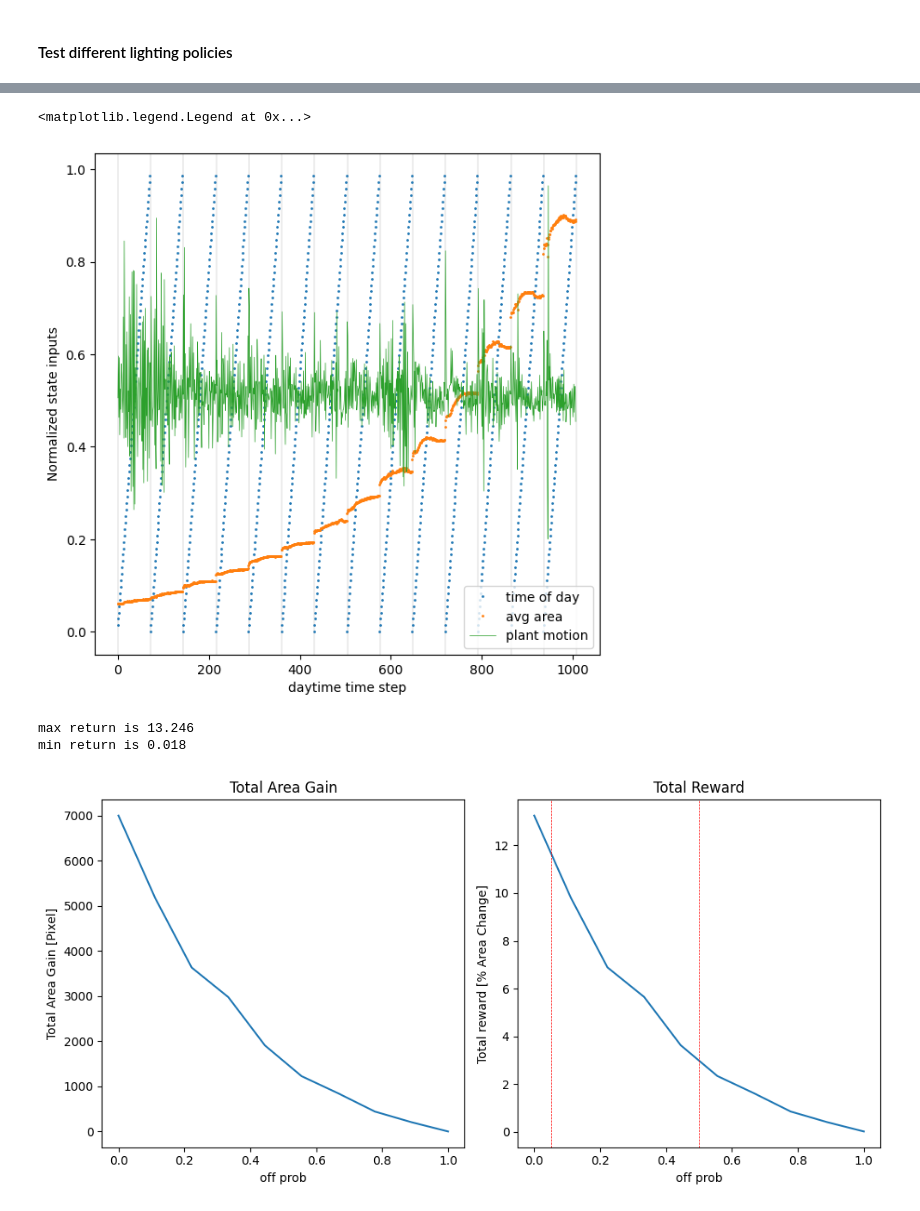
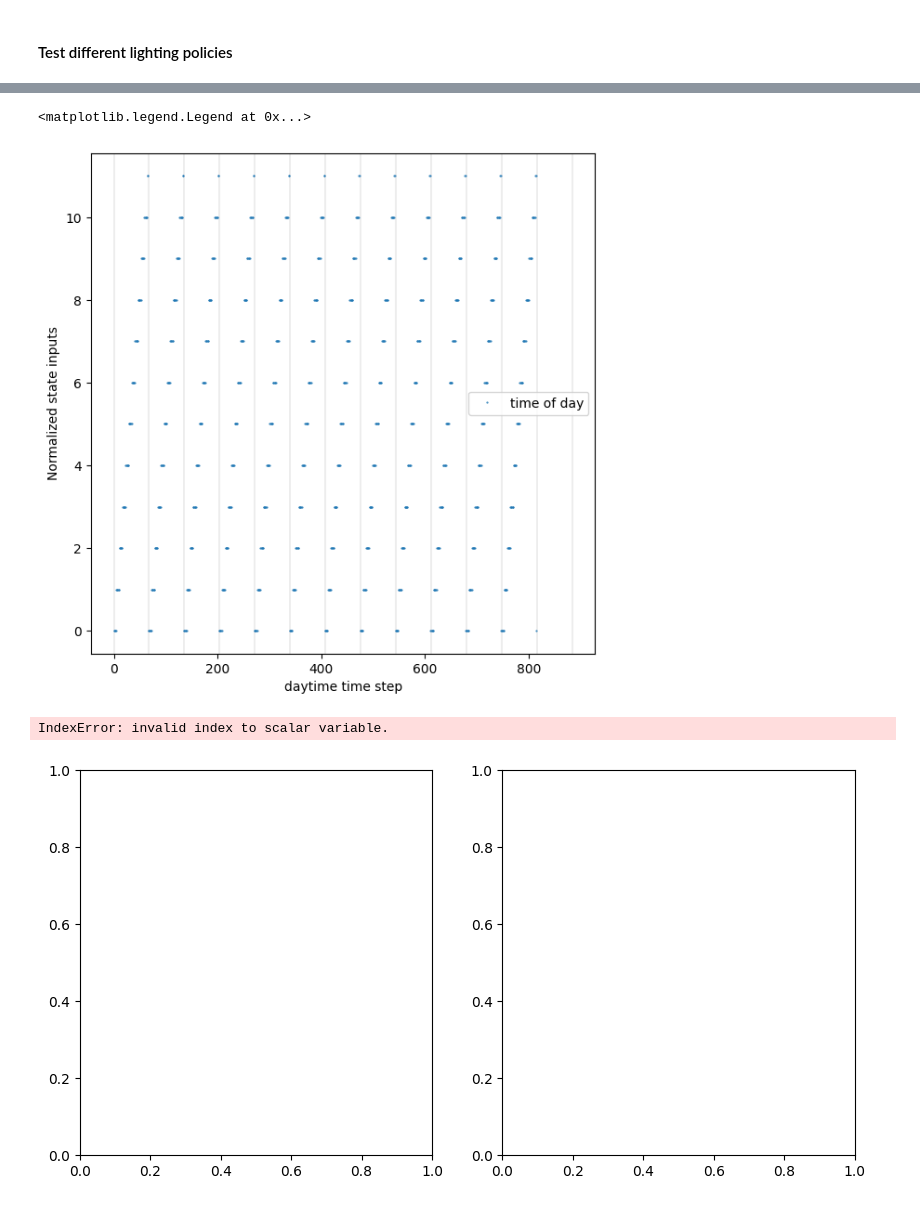
Before and after one commit to steventango/plant-rl, a Jupyter notebook: analysis/test_MultiPlantSim.ipynb, the cells around one changed output, grey strips where cells are left out. Cells and saved outputs as stored; diff of their text form; code cells hidden in the pictures.

```diff
--- a/analysis/test_MultiPlantSim.ipynb
+++ b/analysis/test_MultiPlantSim.ipynb
@@ -3,7 +4,7 @@ from environments.SimplePlantSimulator import SimplePlantSimulator as PlantSimul
 import numpy as np
 import matplotlib.pyplot as plt
 # %%
-env = PlantSimulator(last_day=14)
+env = ENV()
 print(env.terminal_step)
 print(env.steps_per_day, env.steps_per_night)
 # %% [output]
@@ -23,12 +24,13 @@ policy3 = np.ones(env.terminal_step)*2
 policy = [policy1, policy2, policy3]
 
 for i in range(3):
+    env = ENV()
     env.start()
     R = []  # reward
     State = []
     pol = policy[i]
     for _ in range(env.terminal_step):
-        reward, next_state, done, info = env.step(int(pol[_]))
+        reward, next_state, done, info = env.step(np.array([int(pol[_])]))
         R.append(reward)
         State.append(env.current_state)
     R = np.array(R)
@@ -39,9 +41,9 @@ for i in range(3):
     ax[i].set_title(f'{LABELS[i]}, total reward={np.sum(R):.4f}')
     ax[i].set_xlabel('Day Time [Minutes]')
     ax[i].set_ylabel('Reward')
-    #ax[i].set_ylim(-0.05,0.13)
+    ax[i].set_ylim(-0.05,0.15)
 
-for i in range(int(len(R)/env.steps_per_day)+2):
+for i in range(int(len(R)/env.steps_per_day)+1):
     ax[0].axvline(x = env.steps_per_day*i*env.interval/60, color='k', linestyle='--', linewidth=0.5)
     ax[1].axvline(x = env.steps_per_day*i*env.interval/60, color='k', linestyle='--', linewidth=0.5)
     ax[2].axvline(x = env.steps_per_day*i*env.interval/60, color='k', linestyle='--', linewidth=0.5)
@@ -54,8 +56,9 @@ fig, ax = plt.subplots(1,1,figsize=(7,7))
 State = np.array(State)
 for i in range(int(len(R)/env.steps_per_day)+2):
     ax.axvline(x = env.steps_per_day*i, color='k', linewidth=.1)
-ax.plot(State[:,:2], '.', markersize=2, label=['time of day','avg area'])
-ax.plot(State[:,2], linewidth=.5, label=[ 'plant motion'])
+#ax.plot(State[:,:2], '.', markersize=2, label=['time of day','avg area'])
+#ax.plot(State[:,2], linewidth=.5, label=[ 'plant motion'])
+ax.plot(State[:,:], '.', markersize=1, label=[ 'time of day'])
 
 ax.set_ylabel('Normalized state inputs')
 ax.set_xlabel('daytime time step')
@@ -63,7 +66,7 @@ ax.legend()
 #plt.ylim([0,1])
 # %% [output]
 <matplotlib.legend.Legend at 0x...>
-[figure, old version]
+[figure, new version]
 # %%
 # See if return and total gain in area are positively correlated
 num_sample = 10
@@ -71,34 +74,34 @@ episodic_return = []
 area_gain = []
 fig, ax = plt.subplots(1, 2, figsize=(10,5))
 for prob in np.linspace(0, 1, num_sample):
+    env = ENV()
     env.start()
     R = []; A = []
     for _ in range(env.terminal_step):
         reward, next_state, done, info = env.step(np.random.choice([0, 2], p = [prob, 1-prob]))
         A.append(np.mean([pwl(env.time) for pwl in env.actual_areas]))
         R.append(reward)
     if prob == 0.5:
         print(f'return for random policy is {np.sum(R):.3f}.')
     episodic_return.append(np.sum(R))
     area_gain.append(A[-1]-A[0])
 
 print(f'max return is {np.max(episodic_return):.3f}')
 print(f'min return is {np.min(episodic_return):.3f}')
 
 ax[0].plot(np.linspace(0, 1, num_sample), area_gain)
 ax[0].set_title('Total Area Gain')
 ax[0].set_xlabel('off prob')
 ax[0].set_ylabel('Total Area Gain [Pixel]')
 
 ax[1].plot(np.linspace(0, 1, num_sample), episodic_return)
 ax[1].axvline(x = 0.1/2, color='r', linestyle='--', linewidth=0.5)
 ax[1].axvline(x = 0.5, color='r', linestyle='--', linewidth=0.5)
 ax[1].set_title('Total Reward')
 ax[1].set_xlabel('off prob')
 ax[1].set_ylabel('Total reward [% Area Change]')
 
 fig.tight_layout()
 # %% [output]
-max return is 13.246
-min return is 0.018
+IndexError: invalid index to scalar variable.
-[figure, old version]
+[figure, new version]
```
Also changed, not shown: parts of 3 cells of this notebook, 14 other files.
